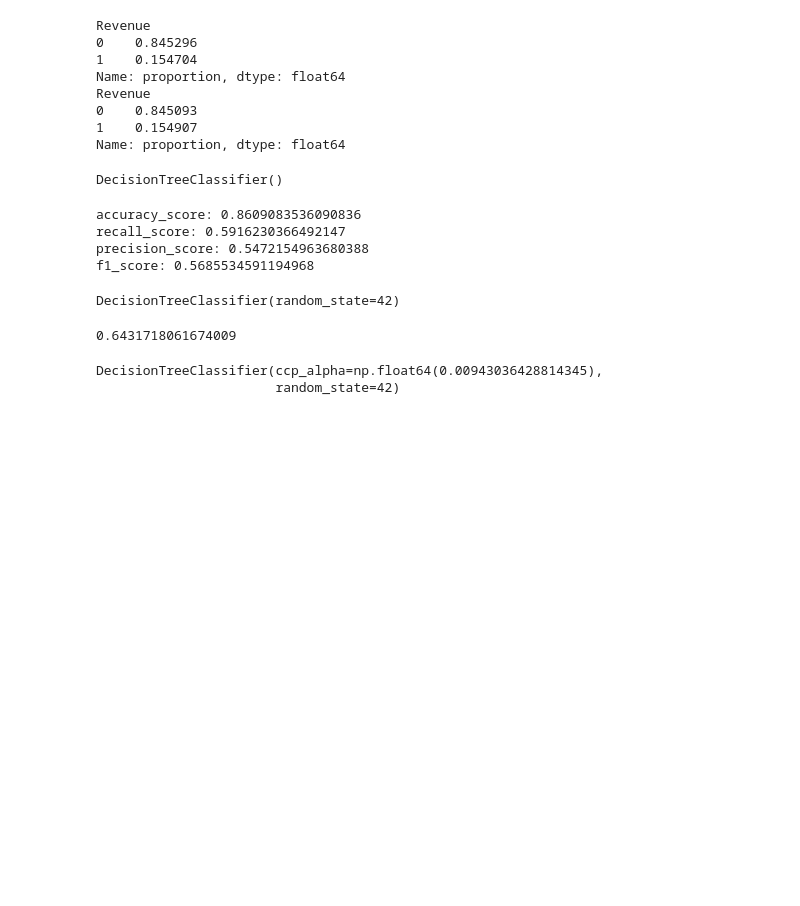
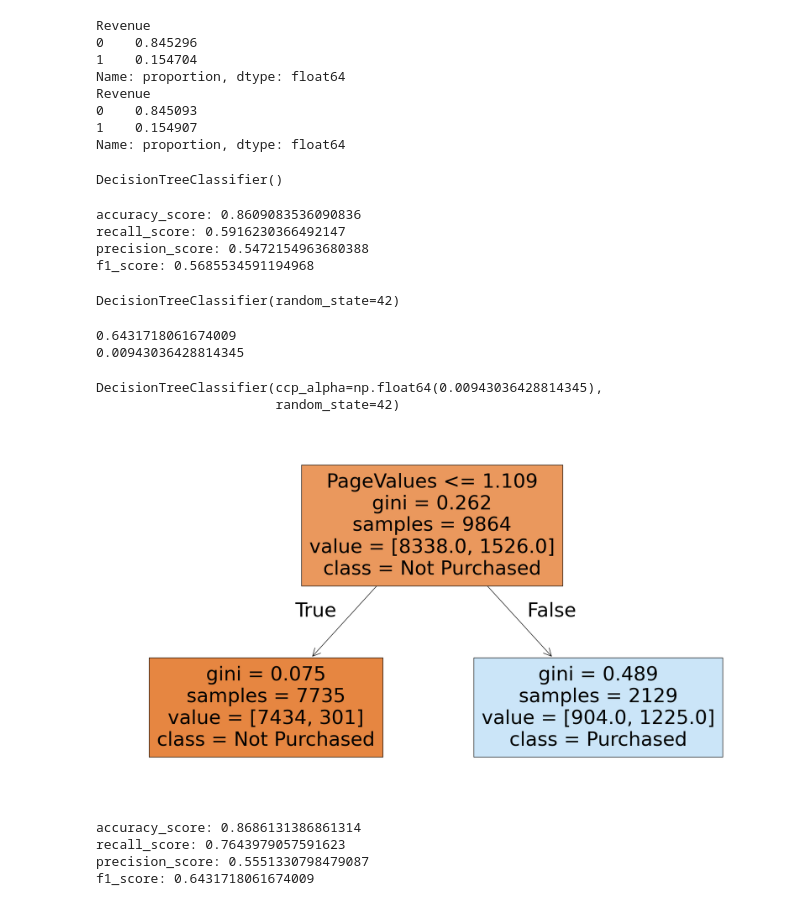
Before and after one commit to Samir-BK/Purchase-Predictor, a Jupyter notebook: ecommerce_model.ipynb, the cells around one changed output. Saved outputs shown, nothing was run; the diff lists cells and outputs as text; code cells hidden in the pictures; blank space fills up the shorter version.

Commit message:
Got best model with ccp_alpha pruning

```diff
--- a/ecommerce_model.ipynb
+++ b/ecommerce_model.ipynb
@@ -162,8 +162,10 @@ for model, alpha in tree:
         best_alpha = alpha
 # %%
 print(best_f1)
+print(best_alpha)
 # %% [output]
 0.6431718061674009
+0.00943036428814345
 # %%
 best_model = DecisionTreeClassifier(random_state = 42, ccp_alpha = best_alpha)
 best_model.fit(X_train, y_train)
@@ -171,12 +173,27 @@ best_model.fit(X_train, y_train)
 DecisionTreeClassifier(ccp_alpha=np.float64(0.00943036428814345),
                        random_state=42)
 # %%
-plt.figure(figsize = 18, 10))
+plt.figure(figsize = (18, 10))
 
 plot_tree(
-    best_mode,
+    best_model,
     feature_names = X.columns,
-    class_names = ["Purchases", "Not Purchased"],
+    class_names = ["Not Purchased", "Purchased"],
     filled = True
 )
-p
+plt.tight_layout()
+plt.show()
+
+y_pred_best_model = best_model.predict(X_test)
+# %% [output]
+[figure, added]
+# %%
+# Scores
+scores = [accuracy_score, recall_score, precision_score, f1_score]
+for score in scores:
+    print(f"{score.__name__}: {score(y_test, y_pred_best_model)}")
+# %% [output]
+accuracy_score: 0.8686131386861314
+recall_score: 0.7643979057591623
+precision_score: 0.5551330798479087
+f1_score: 0.6431718061674009
```
Also changed, not shown: 1 other file.
